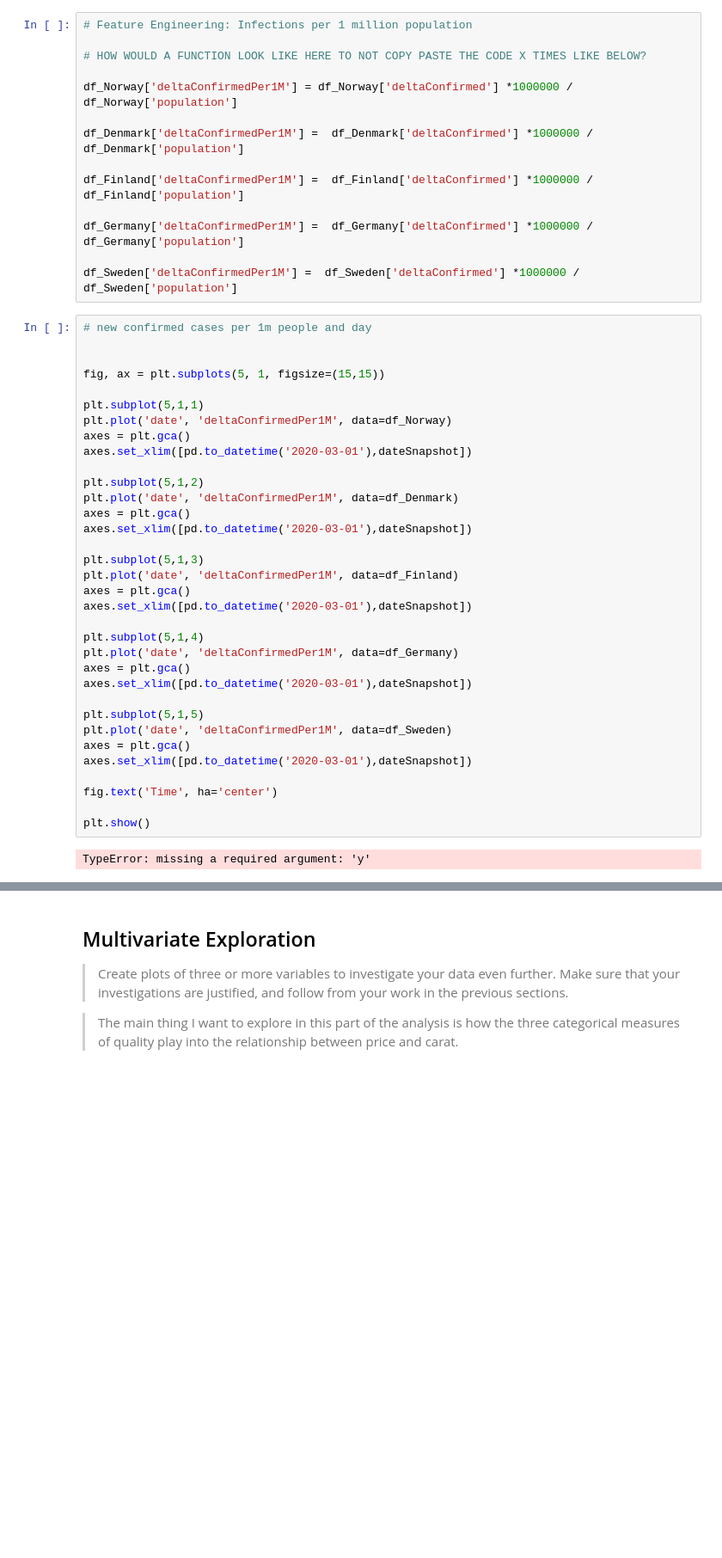
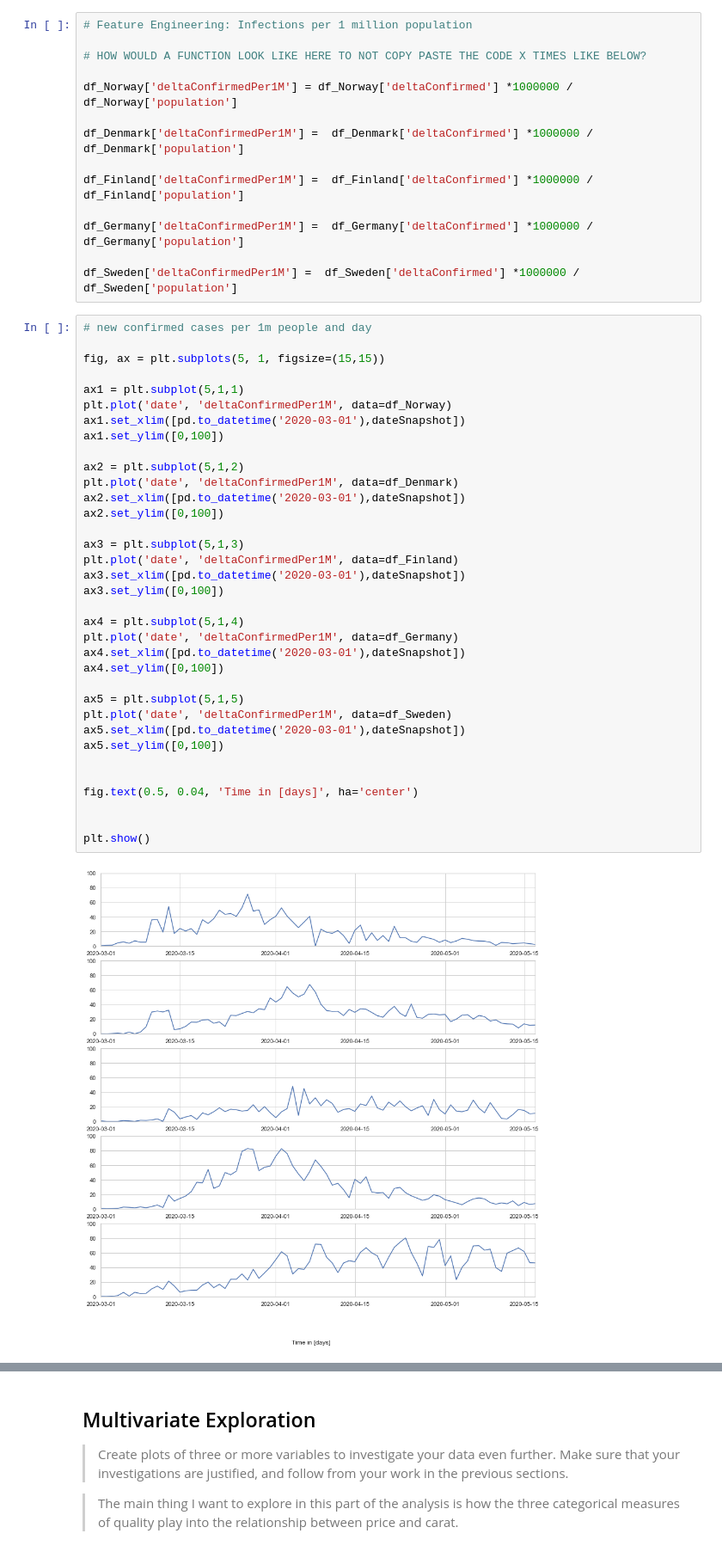
Before and after one commit to AtulSingh-Emyre/AnalysisCovid19, a Jupyter notebook: exploration_Covid19.ipynb, the cells around one changed output, grey strips where cells are left out. Shown at 86% size. Saved outputs shown, nothing was run; the diff lists cells and outputs as text; blank space fills up the shorter version.

```diff
--- a/exploration_Covid19.ipynb
+++ b/exploration_Covid19.ipynb
@@ -404,36 +436,37 @@ df_Sweden['deltaConfirmedPer1M'] =  df_Sweden['deltaConfirmed'] *1000000 / df_Sw
 # %%
 # new confirmed cases per 1m people and day
 
-
 fig, ax = plt.subplots(5, 1, figsize=(15,15))
 
-plt.subplot(5,1,1)
+ax1 = plt.subplot(5,1,1)
 plt.plot('date', 'deltaConfirmedPer1M', data=df_Norway)
-axes = plt.gca()
-axes.set_xlim([pd.to_datetime('2020-03-01'),dateSnapshot])
+ax1.set_xlim([pd.to_datetime('2020-03-01'),dateSnapshot])
+ax1.set_ylim([0,100])
 
-plt.subplot(5,1,2)
+ax2 = plt.subplot(5,1,2)
 plt.plot('date', 'deltaConfirmedPer1M', data=df_Denmark)
-axes = plt.gca()
-axes.set_xlim([pd.to_datetime('2020-03-01'),dateSnapshot])
+ax2.set_xlim([pd.to_datetime('2020-03-01'),dateSnapshot])
+ax2.set_ylim([0,100])
 
-plt.subplot(5,1,3)
+ax3 = plt.subplot(5,1,3)
 plt.plot('date', 'deltaConfirmedPer1M', data=df_Finland)
-axes = plt.gca()
-axes.set_xlim([pd.to_datetime('2020-03-01'),dateSnapshot])
+ax3.set_xlim([pd.to_datetime('2020-03-01'),dateSnapshot])
+ax3.set_ylim([0,100])
 
-plt.subplot(5,1,4)
+ax4 = plt.subplot(5,1,4)
 plt.plot('date', 'deltaConfirmedPer1M', data=df_Germany)
-axes = plt.gca()
-axes.set_xlim([pd.to_datetime('2020-03-01'),dateSnapshot])
+ax4.set_xlim([pd.to_datetime('2020-03-01'),dateSnapshot])
+ax4.set_ylim([0,100])
 
-plt.subplot(5,1,5)
+ax5 = plt.subplot(5,1,5)
 plt.plot('date', 'deltaConfirmedPer1M', data=df_Sweden)
-axes = plt.gca()
-axes.set_xlim([pd.to_datetime('2020-03-01'),dateSnapshot])
+ax5.set_xlim([pd.to_datetime('2020-03-01'),dateSnapshot])
+ax5.set_ylim([0,100])
 
-fig.text('Time', ha='center')
+
+fig.text(0.5, 0.04, 'Time in [days]', ha='center')
+
 
 plt.show()
 # %% [output]
-TypeError: missing a required argument: 'y'
+[figure, added]
```
Also changed, not shown: parts of 10 cells of this notebook.
